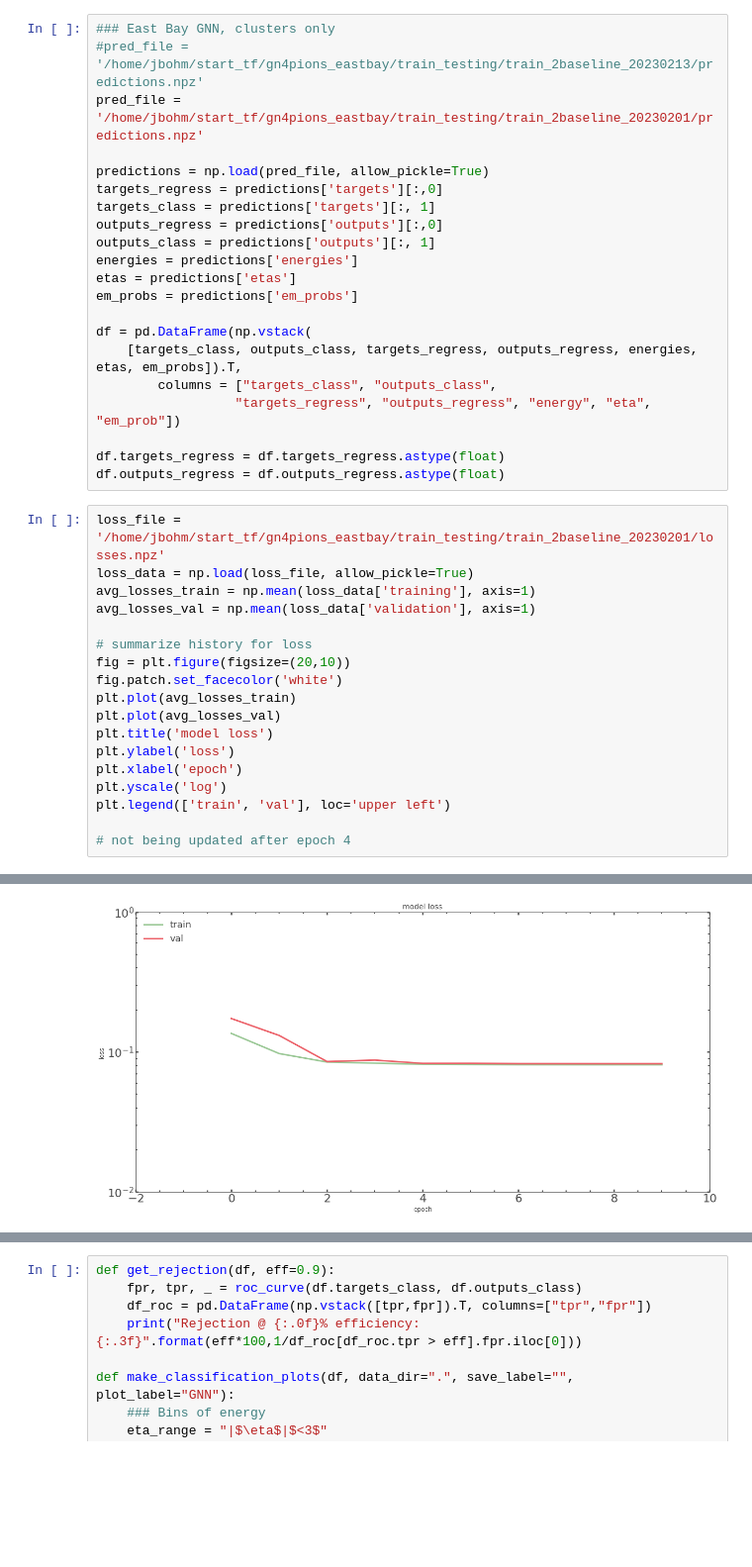
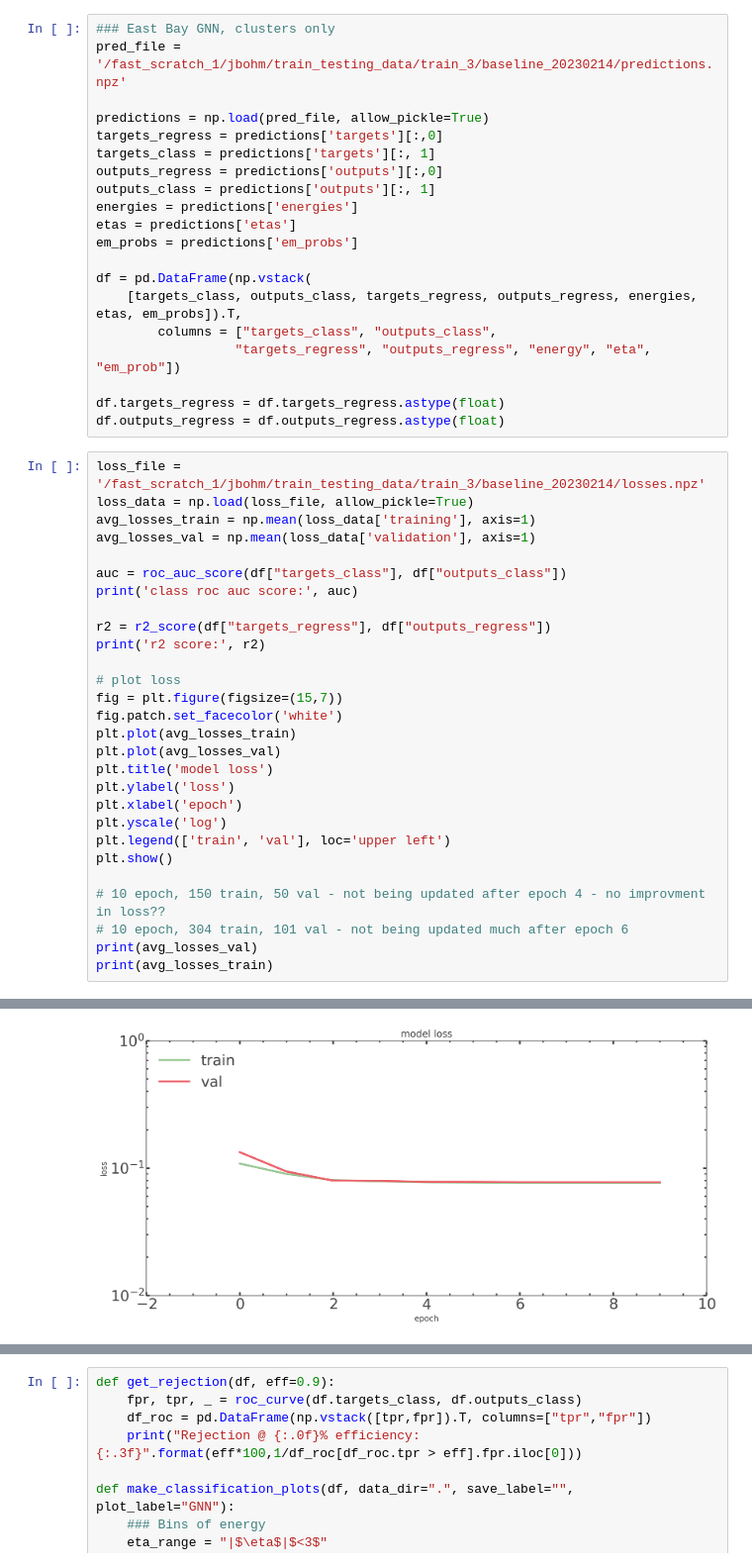
Before and after one commit to jessicabohm/gn4pions_eastbay, a Jupyter notebook: train_testing_nbs/analysis_example_sub_nb.ipynb, the cells around one changed output, grey strips where cells are left out. Shown at 99% size. Cells and saved outputs as stored; diff of their text form; blank space fills up the shorter version.

```diff
--- a/train_testing_nbs/analysis_example_sub_nb.ipynb
+++ b/train_testing_nbs/analysis_example_sub_nb.ipynb
@@ -28,8 +28,7 @@ plt.style.use('print')
 ampl.set_color_cycle('Oceanic',10)
 # %%
 ### East Bay GNN, clusters only
-#pred_file = '/home/jbohm/start_tf/gn4pions_eastbay/train_testing/train_2baseline_20230213/predictions.npz'
-pred_file = '/home/jbohm/start_tf/gn4pions_eastbay/train_testing/train_2baseline_20230201/predictions.npz'
+pred_file = '/fast_scratch_1/jbohm/train_testing_data/train_3/baseline_20230214/predictions.npz'
 
 predictions = np.load(pred_file, allow_pickle=True)
 targets_regress = predictions['targets'][:,0]
@@ -48,13 +47,19 @@ df = pd.DataFrame(np.vstack(
 df.targets_regress = df.targets_regress.astype(float)
 df.outputs_regress = df.outputs_regress.astype(float)
 # %%
-loss_file = '/home/jbohm/start_tf/gn4pions_eastbay/train_testing/train_2baseline_20230201/losses.npz'
+loss_file = '/fast_scratch_1/jbohm/train_testing_data/train_3/baseline_20230214/losses.npz'
 loss_data = np.load(loss_file, allow_pickle=True)
 avg_losses_train = np.mean(loss_data['training'], axis=1)
 avg_losses_val = np.mean(loss_data['validation'], axis=1)
 
-# summarize history for loss
-fig = plt.figure(figsize=(20,10))
+auc = roc_auc_score(df["targets_class"], df["outputs_class"])
+print('class roc auc score:', auc)
+
+r2 = r2_score(df["targets_regress"], df["outputs_regress"])
+print('r2 score:', r2)
+
+# plot loss
+fig = plt.figure(figsize=(15,7))
 fig.patch.set_facecolor('white')
 plt.plot(avg_losses_train)
 plt.plot(avg_losses_val)
@@ -63,6 +68,10 @@ plt.ylabel('loss')
 plt.xlabel('epoch')
 plt.yscale('log')
 plt.legend(['train', 'val'], loc='upper left')
+plt.show()
 
-# not being updated after epoch 4
+# 10 epoch, 150 train, 50 val - not being updated after epoch 4 - no improvment in loss??
+# 10 epoch, 304 train, 101 val - not being updated much after epoch 6
+print(avg_losses_val)
+print(avg_losses_train)
 # %% [output]
@@ -70 +80 @@ plt.legend(['train', 'val'], loc='upper left')
-[figure, old version]
+[figure, new version]
```
Also changed, not shown: parts of 7 cells of this notebook, 10 other files.
